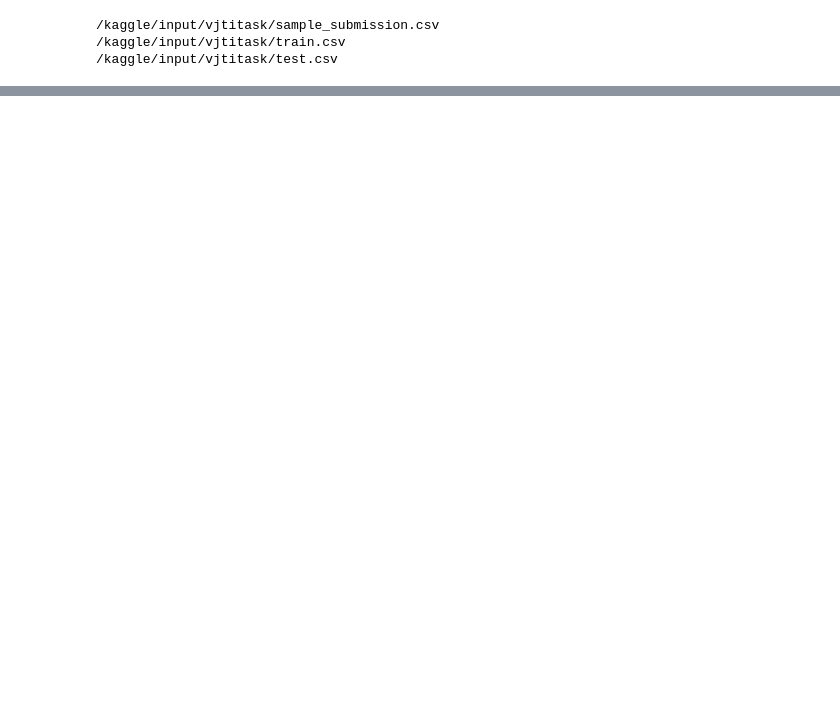
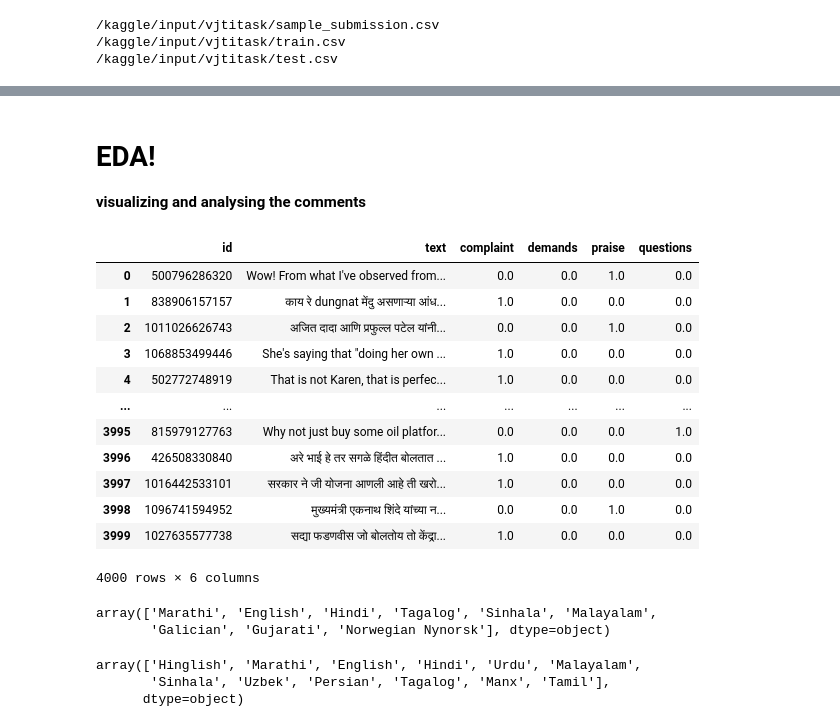
Before and after one commit to nisaral/nlp_practiceground, a Jupyter notebook: coends-task2.ipynb, the cells around one changed output, grey strips where cells are left out. Saved outputs shown, nothing was run; the diff lists cells and outputs as text; code cells hidden in the pictures; blank space fills up the shorter version.

```diff
--- a/coends-task2.ipynb
+++ b/coends-task2.ipynb
@@ -22,0 +164,3 @@ for dirname, _, filenames in os.walk('/kaggle/input'):
+# %% [markdown]
+# EDA!
+**visualizing and analysing the comments**
@@ -22,0 +171,16 @@ for dirname, _, filenames in os.walk('/kaggle/input'):
+# %%
+df1
+# %% [output]
+|  | id | text | complaint | demands | praise | questions |
+| 0 | 500796286320 | Wow! From what I've observed from... | 0.0 | 0.0 | 1.0 | 0.0 |
+| 1 | 838906157157 | काय रे dungnat मेंदु असणाऱ्या आंध... | 1.0 | 0.0 | 0.0 | 0.0 |
+| 2 | 1011026626743 | अजित दादा आणि प्रफुल्ल पटेल यांनी... | 0.0 | 0.0 | 1.0 | 0.0 |
+| 3 | 1068853499446 | She's saying that "doing her own ... | 1.0 | 0.0 | 0.0 | 0.0 |
+| 4 | 502772748919 | That is not Karen, that is perfec... | 1.0 | 0.0 | 0.0 | 0.0 |
+| ... | ... | ... | ... | ... | ... | ... |
+| 3995 | 815979127763 | Why not just buy some oil platfor... | 0.0 | 0.0 | 0.0 | 1.0 |
+| 3996 | 426508330840 | अरे भाई हे तर सगळे हिंदीत बोलतात ... | 1.0 | 0.0 | 0.0 | 0.0 |
+| 3997 | 1016442533101 | सरकार ने जी योजना आणली आहे ती खरो... | 1.0 | 0.0 | 0.0 | 0.0 |
+| 3998 | 1096741594952 | मुख्यमंत्री एकनाथ शिंदे यांच्या न... | 0.0 | 0.0 | 1.0 | 0.0 |
+| 3999 | 1027635577738 | सद्या फडणवीस जो बोलतोय तो केंद्रा... | 1.0 | 0.0 | 0.0 | 0.0 |
+4000 rows × 6 columns
@@ -22,0 +194,11 @@ for dirname, _, filenames in os.walk('/kaggle/input'):
+# %%
+df2['language'].unique()
+# %% [output]
+array(['Marathi', 'English', 'Hindi', 'Tagalog', 'Sinhala', 'Malayalam',
+       'Galician', 'Gujarati', 'Norwegian Nynorsk'], dtype=object)
+# %%
+df1['language'].unique()
+# %% [output]
+array(['Hinglish', 'Marathi', 'English', 'Hindi', 'Urdu', 'Malayalam',
+       'Sinhala', 'Uzbek', 'Persian', 'Tagalog', 'Manx', 'Tamil'],
+      dtype=object)
```
Also changed, not shown: parts of 33 cells of this notebook.
